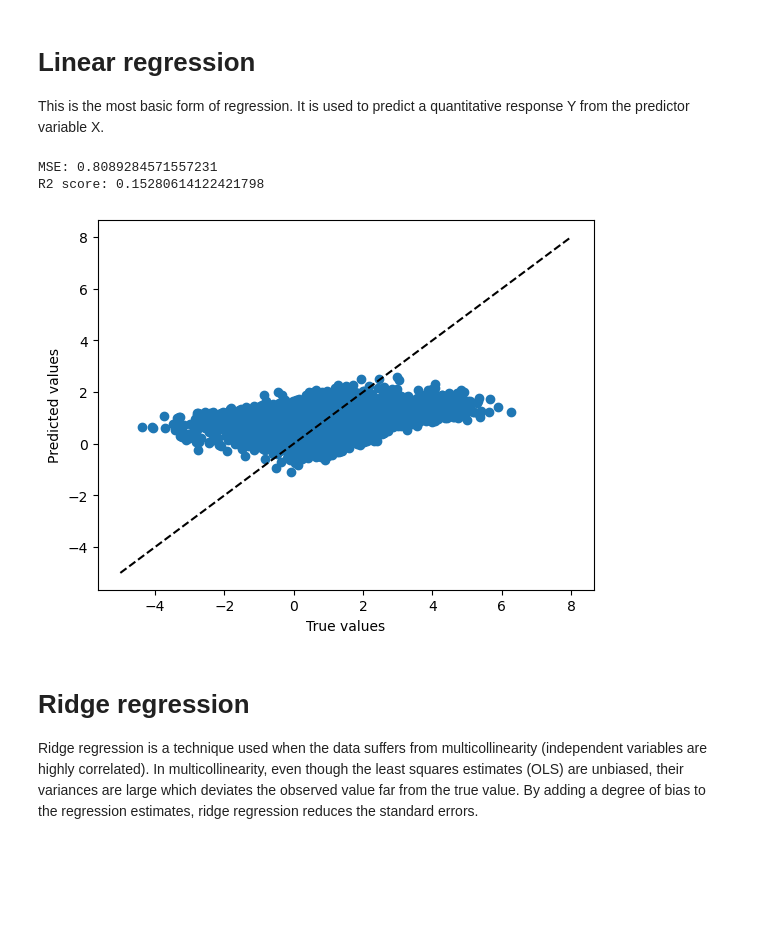
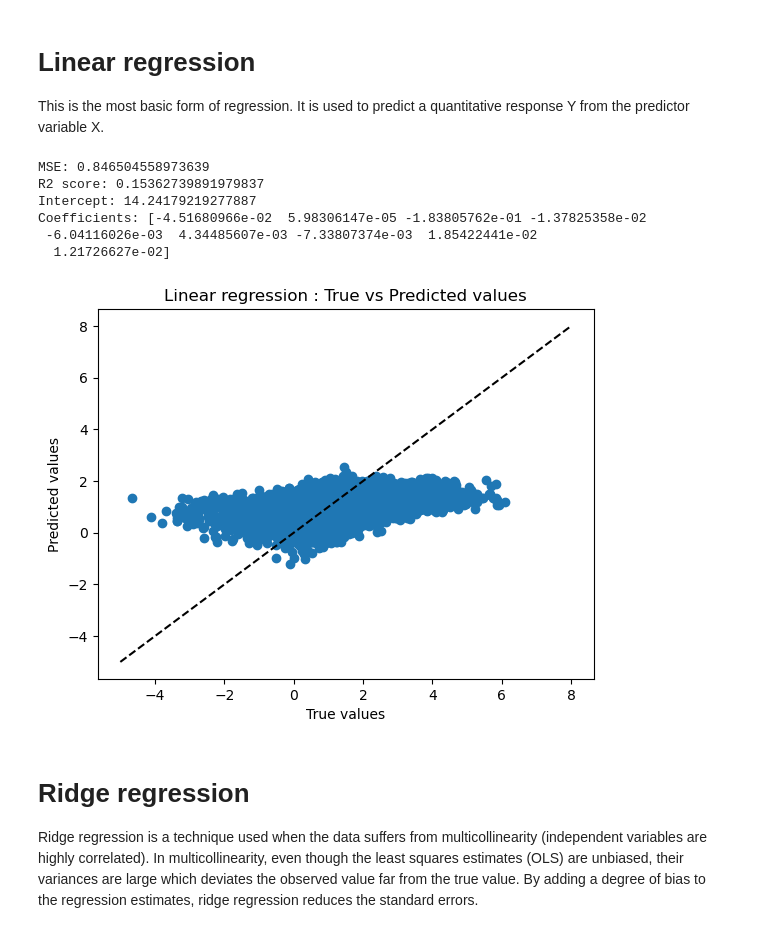
Before and after one commit to christopherogerepfl/UHI_prediction, a Jupyter notebook: exploratory.ipynb, the cells around one changed output. Cells and saved outputs as stored; diff of their text form; code cells hidden in the pictures; blank space fills up the shorter version.

```diff
--- a/exploratory.ipynb
+++ b/exploratory.ipynb
@@ -183,31 +196,38 @@ This is the most basic form of regression. It is used to predict a quantitative
 # %%
 from sklearn.linear_model import LinearRegression
 
 # Create an instance of LinearRegression
 lr = LinearRegression()
 
 # Fit the model with the training data
 lr.fit(X_train, y_train)
 
 # Predict the target variable for the test data
 y_pred = lr.predict(X_test)
 
 # Evaluate the model performance
 mse = mean_squared_error(y_test, y_pred)
 r2 = r2_score(y_test, y_pred)
 
 print('MSE:', mse)
 print('R2 score:', r2)
 
+print('Intercept:', lr.intercept_, '\nCoefficients:', lr.coef_)
+
 plt.scatter(y_test, y_pred)
 plt.plot([-5, 8], [-5, 8], 'k--')
 plt.xlabel('True values')
 plt.ylabel('Predicted values')
+plt.title('Linear regression : True vs Predicted values')
 plt.show()
 # %% [output]
-MSE: 0.8089284571557231
-R2 score: 0.15280614122421798
+MSE: 0.846504558973639
+R2 score: 0.15362739891979837
+Intercept: 14.24179219277887
+Coefficients: [-4.51680966e-02  5.98306147e-05 -1.83805762e-01 -1.37825358e-02
+ -6.04116026e-03  4.34485607e-03 -7.33807374e-03  1.85422441e-02
+  1.21726627e-02]
-[figure, old version]
+[figure, new version]
 # %% [markdown]
 # Ridge regression
 
```
Also changed, not shown: parts of 18 cells of this notebook, 1 other file.
